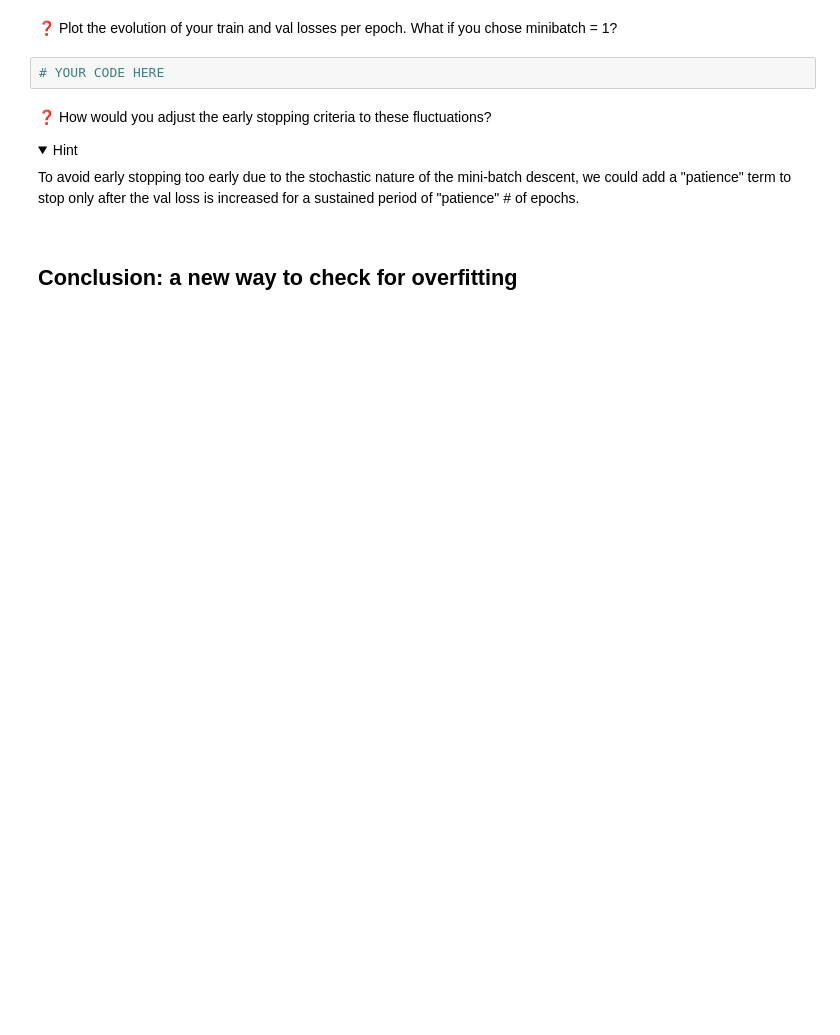
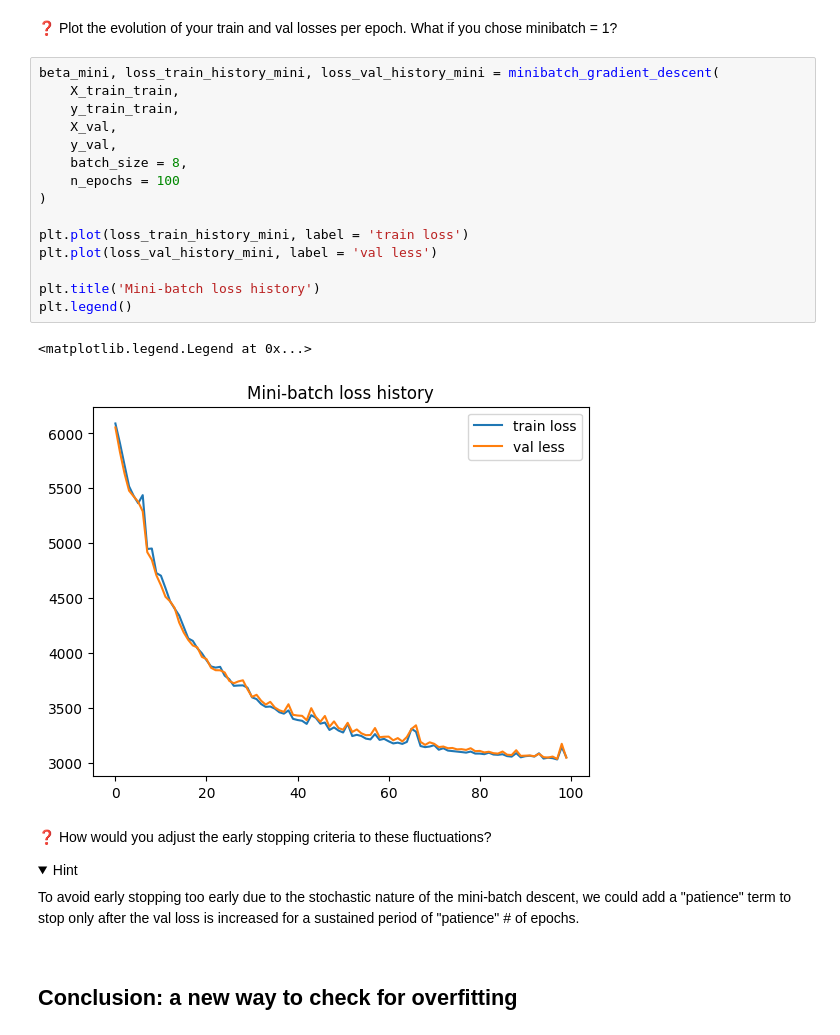
Before and after one commit to tanushrin/data-optional-gradient-descent-advanced, a Jupyter notebook: gradient_descent_advanced.ipynb, the cells around one changed output. Saved outputs shown, nothing was run; the diff lists cells and outputs as text; folded sections open; blank space fills up the shorter version.

```diff
--- a/gradient_descent_advanced.ipynb
+++ b/gradient_descent_advanced.ipynb
@@ -218,8 +359,24 @@ def minibatch_gradient_descent(X_train, y_train, X_test, y_test, batch_size = 16
     return beta, loss_train_history, loss_test_history
 # %% [markdown]
 ❓ Plot the evolution of your train and val losses per epoch. What if you chose minibatch = 1?
-# %%
-# YOUR CODE HERE
+# %%
+beta_mini, loss_train_history_mini, loss_val_history_mini = minibatch_gradient_descent(
+    X_train_train,
+    y_train_train,
+    X_val,
+    y_val,
+    batch_size = 8,
+    n_epochs = 100
+)
+
+plt.plot(loss_train_history_mini, label = 'train loss')
+plt.plot(loss_val_history_mini, label = 'val less')
+
+plt.title('Mini-batch loss history')
+plt.legend()
+# %% [output]
+<matplotlib.legend.Legend at 0x...>
+[figure, added]
 # %% [markdown]
 ❓ How would you adjust the early stopping criteria to these fluctuations?
 
```
Also changed, not shown: parts of 24 cells of this notebook.
